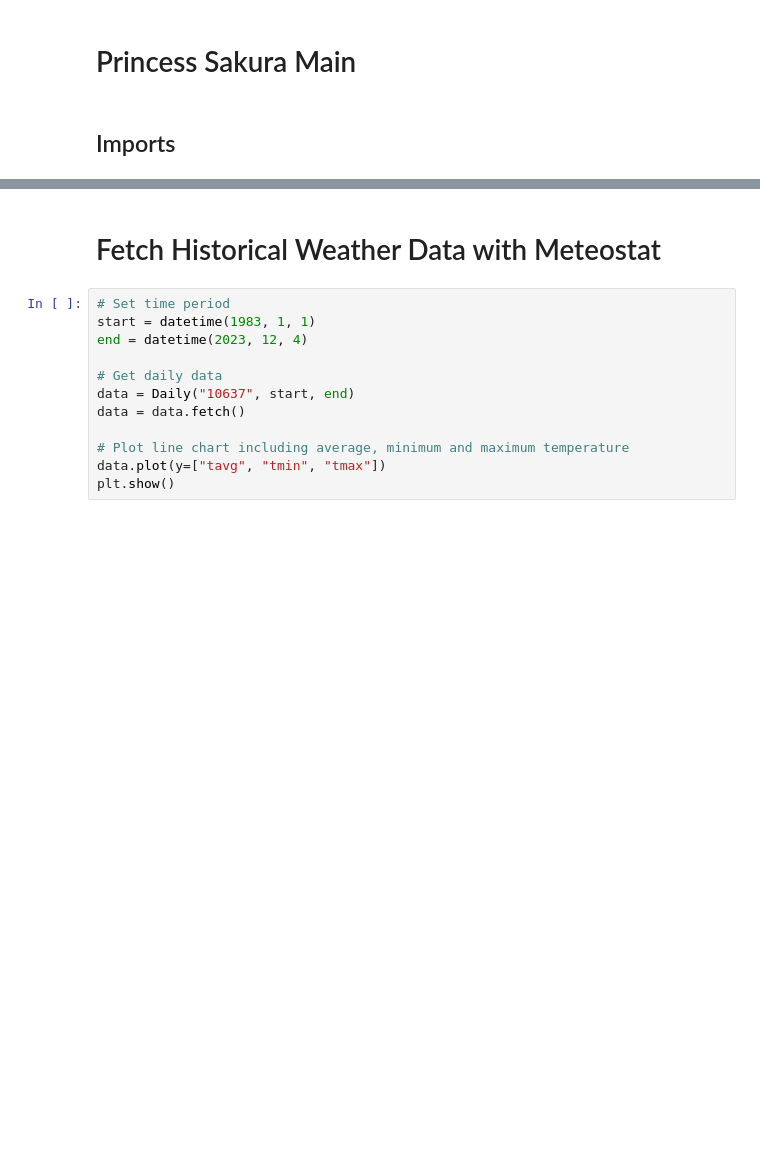
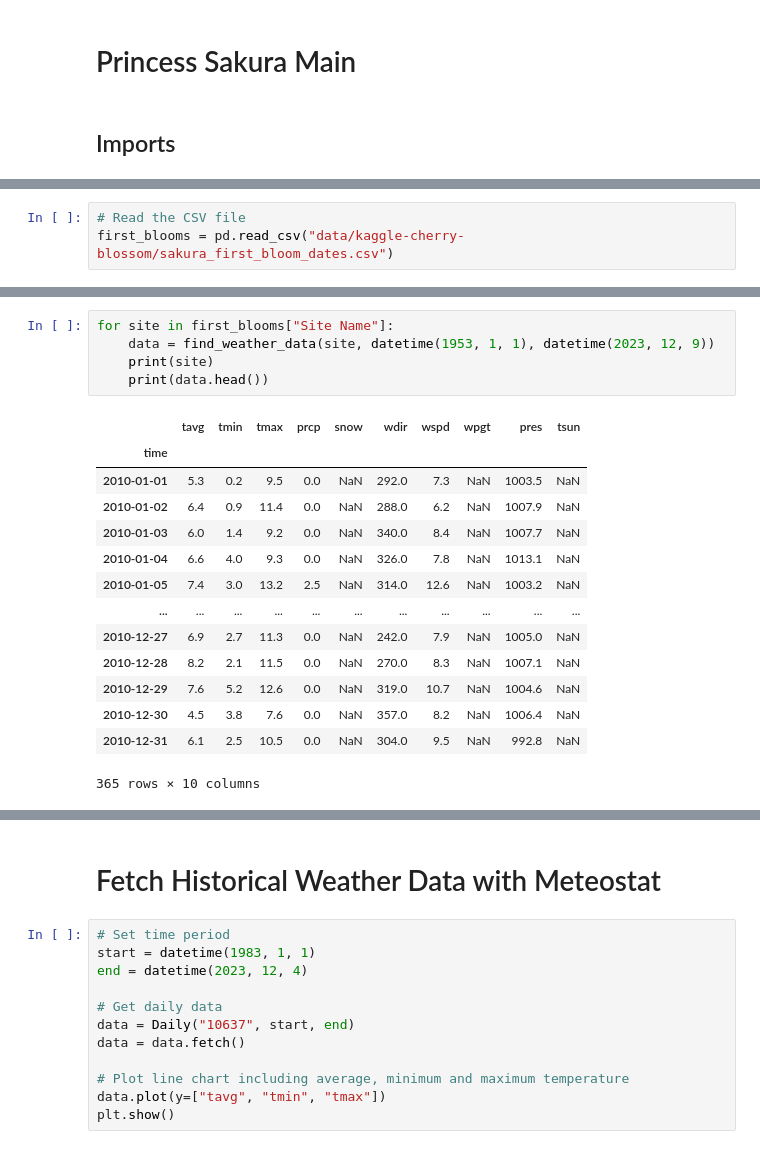
Before and after one commit to alice-gottlieb/princess-sakura, a Jupyter notebook: princess-sakura-main.ipynb, the cells around one changed output, grey strips where cells are left out. Drawn from its saved outputs; the diff is of its cells as text; blank space fills up the shorter version.

```diff
--- a/princess-sakura-main.ipynb
+++ b/princess-sakura-main.ipynb
@@ -12,0 +13,3 @@ from meteostat import Stations, Daily
+# %%
+# Read the CSV file
+first_blooms = pd.read_csv("data/kaggle-cherry-blossom/sakura_first_bloom_dates.csv")
@@ -12,0 +99,20 @@ from meteostat import Stations, Daily
+# %%
+for site in first_blooms["Site Name"]:
+    data = find_weather_data(site, datetime(1953, 1, 1), datetime(2023, 12, 9))
+    print(site)
+    print(data.head())
+# %% [output]
+|  | tavg | tmin | tmax | prcp | snow | wdir | wspd | wpgt | pres | tsun |
+| time |  |  |  |  |  |  |  |  |  |  |
+| 2010-01-01 | 5.3 | 0.2 | 9.5 | 0.0 | NaN | 292.0 | 7.3 | NaN | 1003.5 | NaN |
+| 2010-01-02 | 6.4 | 0.9 | 11.4 | 0.0 | NaN | 288.0 | 6.2 | NaN | 1007.9 | NaN |
+| 2010-01-03 | 6.0 | 1.4 | 9.2 | 0.0 | NaN | 340.0 | 8.4 | NaN | 1007.7 | NaN |
+| 2010-01-04 | 6.6 | 4.0 | 9.3 | 0.0 | NaN | 326.0 | 7.8 | NaN | 1013.1 | NaN |
+| 2010-01-05 | 7.4 | 3.0 | 13.2 | 2.5 | NaN | 314.0 | 12.6 | NaN | 1003.2 | NaN |
+| ... | ... | ... | ... | ... | ... | ... | ... | ... | ... | ... |
+| 2010-12-27 | 6.9 | 2.7 | 11.3 | 0.0 | NaN | 242.0 | 7.9 | NaN | 1005.0 | NaN |
+| 2010-12-28 | 8.2 | 2.1 | 11.5 | 0.0 | NaN | 270.0 | 8.3 | NaN | 1007.1 | NaN |
+| 2010-12-29 | 7.6 | 5.2 | 12.6 | 0.0 | NaN | 319.0 | 10.7 | NaN | 1004.6 | NaN |
+| 2010-12-30 | 4.5 | 3.8 | 7.6 | 0.0 | NaN | 357.0 | 8.2 | NaN | 1006.4 | NaN |
+| 2010-12-31 | 6.1 | 2.5 | 10.5 | 0.0 | NaN | 304.0 | 9.5 | NaN | 992.8 | NaN |
+365 rows × 10 columns
```
Also changed, not shown: parts of 8 cells of this notebook.
